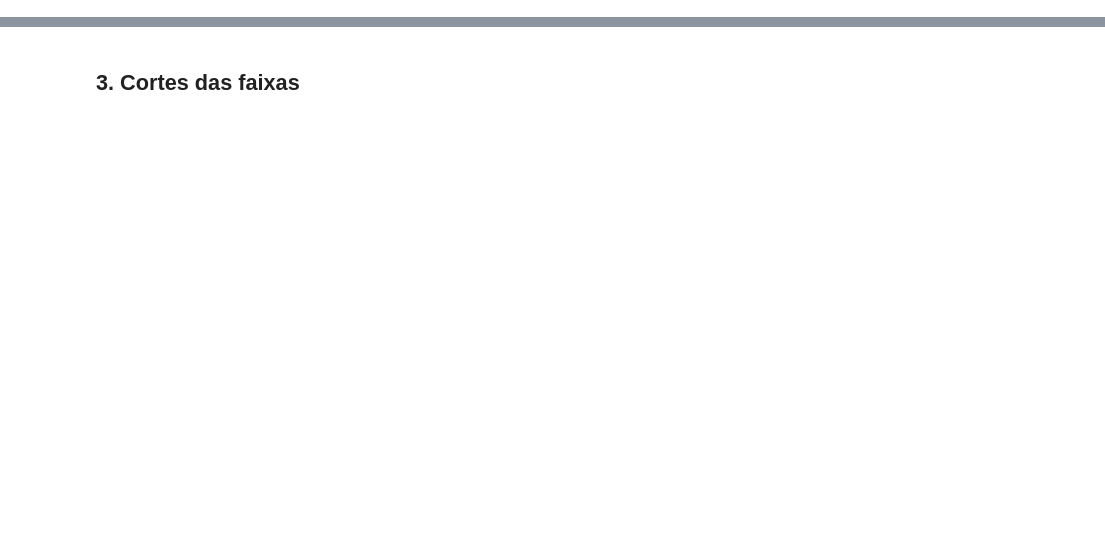
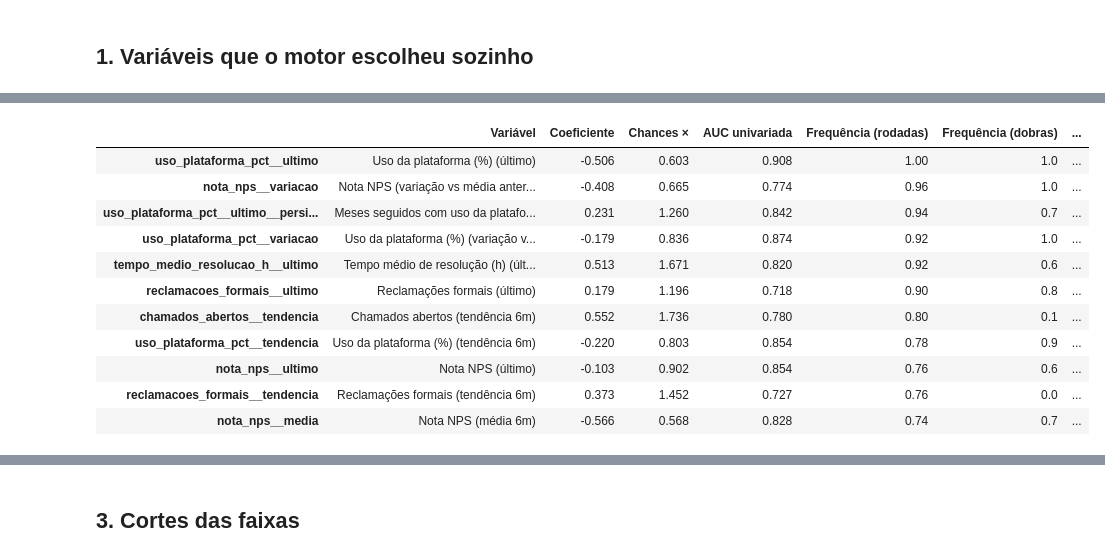
Before and after one commit to izabellyrubiac/hackathon-globalsys, a Jupyter notebook: analise/03_score.ipynb, the cells around one changed output, grey strips where cells are left out. Cells and saved outputs as stored; diff of their text form; code cells hidden in the pictures; blank space fills up the shorter version.

```diff
--- a/analise/03_score.ipynb
+++ b/analise/03_score.ipynb
@@ -106,0 +63,68 @@ display(co[["rotulo", "coef", "odds_ratio", "media", "desvio", "min", "max", "si
+# %% [markdown]
+## 1. Variáveis que o motor escolheu sozinho
+# %%
+q = PV[PV.frequencia_selecao.notna()].sort_values(["frequencia_selecao", "auc_univariada"], ascending=False).head(28).iloc[::-1]
+
+def grupo(row):
+    if row.selecionada:
+        return "Selecionada"
+    m = str(row.motivo_descarte)
+    return "Fora do limite de variáveis" if m.startswith("fora do limite") else "Abaixo de 60% das rodadas" if m.startswith("escolhida") else "Outro motivo"
+
+COR_G = {"Selecionada": "#1c5cab", "Fora do limite de variáveis": "#7aa7dd", "Abaixo de 60% das rodadas": "#c9c7c0", "Outro motivo": "#8a8984"}
+q = q.assign(grupo=q.apply(grupo, axis=1))
+fig = go.Figure()
+for g_, cor in COR_G.items():
+    s = q[q.grupo == g_]
+    if s.empty:
+        continue
+    fig.add_trace(go.Bar(x=100 * s.frequencia_selecao, y=s.rotulo, orientation="h", name=g_, marker_color=cor,
+                         customdata=np.c_[s.auc_univariada.map(br), s.direcao_texto, s.motivo_descarte.fillna("—")],
+                         hovertemplate="<b>%{y}</b><br>Escolhida em %{x:.0f}% das rodadas<br>AUC univariada (out-of-fold): %{customdata[0]}"
+                                       "<br>Direção aprendida: %{customdata[1]}<br>Motivo: %{customdata[2]}<extra></extra>"))
+fig.add_vline(x=60, line=dict(color=TINTA, dash="dash", width=1.2))
+fig.add_annotation(x=60, y=1.0, yref="paper", text="mínimo 60%", showarrow=False, xanchor="left", yanchor="bottom", font=dict(size=11, color=TINTA))
+fig.update_xaxes(title_text="% das 50 subamostras de clientes em que a variável foi escolhida (elastic-net)", range=[0, 104], ticksuffix="%")
+fig.update_yaxes(tickfont_size=11)
+sel = PV[PV.selecionada]
+origens = list(dict.fromkeys(low(META[v].rotulo_coluna) for v in sel.index))
+fig.update_layout(height=820, margin=dict(l=380, t=130), barmode="overlay",
+                  title=f"Stability selection: {len(sel)} de {len(PV)} candidatas entram no modelo, vindas de {len(origens)} colunas: "
+                        f"{', '.join(origens[:-1])} e {origens[-1]}"
+                        + sub(f"28 candidatas mais escolhidas · limite = mín(positivos/5, cancelados/2) = {W['resumo']['limite_variaveis']} variáveis · "
+                              "direção de risco aprendida dos dados, nada definido à mão"))
+fig.show()
+
+co = pd.DataFrame(V["coeficientes"]).set_index("variavel")
+co = co.reindex(co.coef.abs().sort_values().index)
+cor = [CORES["Cancelou"] if c > 0 else CORES["Ativo"] for c in co.coef]
+ylab = [f"<b>{r_.rotulo}</b><br><span style='font-size:11px;color:{CINZA}'>{'↑ maior' if r_.direcao > 0 else '↓ menor'} = mais risco · "
+        f"em {r_.frequencia_dobras * 100:.0f}% das dobras</span>" for r_ in co.itertuples()]
+fig = go.Figure(go.Bar(
+    x=co.coef, y=ylab, orientation="h", marker=dict(color=cor, line=dict(color="white", width=1)),
+    error_x=dict(type="data", symmetric=False, array=(co.max_dobras - co.coef).clip(lower=0).fillna(0),
+                 arrayminus=(co.coef - co.min_dobras).clip(lower=0).fillna(0), color=CINZA, thickness=1.2, width=4),
+    text=[f"chances ×{br(np.exp(abs(c)))} por 1 desvio" for c in co.coef], textposition="outside", cliponaxis=False,
+    customdata=np.c_[co.rotulo, co.odds_ratio.map(br), co.min_dobras.map(lambda v: br(v) if pd.notna(v) else "—"),
+                     co.max_dobras.map(lambda v: br(v) if pd.notna(v) else "—"), (100 * co.frequencia_dobras).round(0)],
+    hovertemplate="<b>%{customdata[0]}</b><br>Coeficiente (padronizado): %{x:.2f}<br>Chances × %{customdata[1]} a cada +1 desvio"
+                  "<br>Selecionada em %{customdata[4]}% das dobras da validação · faixa %{customdata[2]} a %{customdata[3]}<extra></extra>"))
+fig.add_vline(x=0, line=dict(color=TINTA, width=1))
+fig.update_xaxes(title_text="Coeficiente da regressão logística L2 (log-odds por +1 desvio-padrão)",
+                 range=[min(co.coef.min(), co.min_dobras.min()) - 0.4, max(co.coef.max(), co.max_dobras.max()) + 0.6])
+fig.update_layout(height=640, margin=dict(l=420, t=130), showlegend=False,
+                  title=f"Peso de cada variável selecionada: {low(co.rotulo.iloc[-1])} e {low(co.rotulo.iloc[-2])} pesam mais"
+                        + sub(f"Regressão logística L2 (C = {br(M.C, 2)}) nas selecionadas · vermelho: valor alto aumenta o risco · "
+                              "azul: valor baixo aumenta · traço = mín–máx nas dobras em que a variável foi selecionada"))
+fig.show()
+display(PV[PV.selecionada][["rotulo", "coef", "odds_ratio", "auc_univariada", "frequencia_selecao", "frequencia_dobras", "limiar", "direcao_texto"]]
+        .round(3).rename(columns={"rotulo": "Variável", "coef": "Coeficiente", "odds_ratio": "Chances ×", "auc_univariada": "AUC univariada",
+                                  "frequencia_selecao": "Frequência (rodadas)", "frequencia_dobras": "Frequência (dobras)",
+                                  "limiar": "Limiar de evidência", "direcao_texto": "Direção"}).rename_axis(None))
+CATEG = [("vazamento", "Possível vazamento"), ("nulos", "Muitos nulos"), ("constante", "Constante ou quase constante"),
+         ("redundante", "Redundante (|Spearman| > 0,9)"), ("escolhida em só", "Escolhida em < 60% das rodadas"),
+         ("instável", "Sinal instável entre rodadas"), ("oposta", "Direção oposta à univariada"),
+         ("fora do limite", "Fora do limite de variáveis"), ("invertido", "Sinal invertido no modelo final")]
+cat = PV[~PV.selecionada].motivo_descarte.map(lambda m: next((n for k, n in CATEG if k in str(m)), "Outro"))
+display(cat.value_counts().rename("variáveis descartadas").rename_axis("Motivo").to_frame())
+# %% [output]
@@ -106,0 +133,12 @@ display(co[["rotulo", "coef", "odds_ratio", "media", "desvio", "min", "max", "si
+|  | Variável | Coeficiente | Chances × | AUC univariada | Frequência (rodadas) | Frequência (dobras) | ... |
+| uso_plataforma_pct__ultimo | Uso da plataforma (%) (último) | -0.506 | 0.603 | 0.908 | 1.00 | 1.0 | ... |
+| nota_nps__variacao | Nota NPS (variação vs média anter... | -0.408 | 0.665 | 0.774 | 0.96 | 1.0 | ... |
+| uso_plataforma_pct__ultimo__persi... | Meses seguidos com uso da platafo... | 0.231 | 1.260 | 0.842 | 0.94 | 0.7 | ... |
+| uso_plataforma_pct__variacao | Uso da plataforma (%) (variação v... | -0.179 | 0.836 | 0.874 | 0.92 | 1.0 | ... |
+| tempo_medio_resolucao_h__ultimo | Tempo médio de resolução (h) (últ... | 0.513 | 1.671 | 0.820 | 0.92 | 0.6 | ... |
+| reclamacoes_formais__ultimo | Reclamações formais (último) | 0.179 | 1.196 | 0.718 | 0.90 | 0.8 | ... |
+| chamados_abertos__tendencia | Chamados abertos (tendência 6m) | 0.552 | 1.736 | 0.780 | 0.80 | 0.1 | ... |
+| uso_plataforma_pct__tendencia | Uso da plataforma (%) (tendência 6m) | -0.220 | 0.803 | 0.854 | 0.78 | 0.9 | ... |
+| nota_nps__ultimo | Nota NPS (último) | -0.103 | 0.902 | 0.854 | 0.76 | 0.6 | ... |
+| reclamacoes_formais__tendencia | Reclamações formais (tendência 6m) | 0.373 | 1.452 | 0.727 | 0.76 | 0.0 | ... |
+| nota_nps__media | Nota NPS (média 6m) | -0.566 | 0.568 | 0.828 | 0.74 | 0.7 | ... |
```
Also changed, not shown: parts of 12 cells of this notebook, 33 other files.
